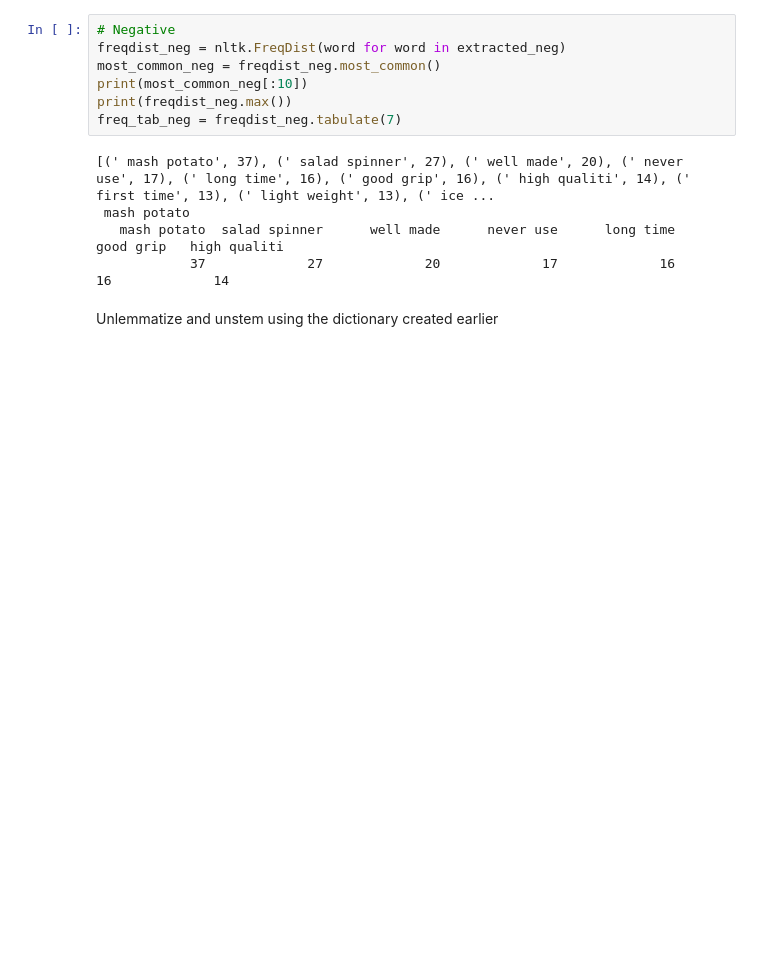
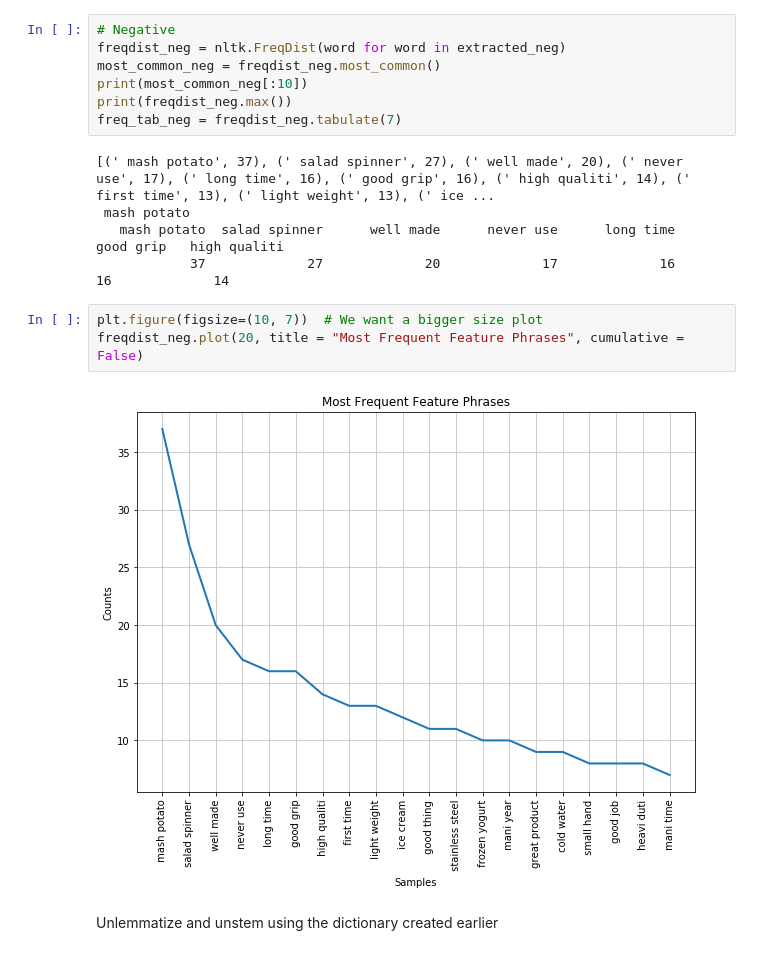
Before and after one commit to UCB-MIDS/InsightsFromReviews, a Jupyter notebook: features/features-withPolarity.ipynb, the cells around one changed output. Drawn from its saved outputs; the diff is of its cells as text; blank space fills up the shorter version.

Commit message:
Graph for neg polarity features

```diff
--- a/features/features-withPolarity.ipynb
+++ b/features/features-withPolarity.ipynb
@@ -616,6 +616,11 @@ freq_tab_neg = freqdist_neg.tabulate(7)
  mash potato
    mash potato  salad spinner      well made      never use      long time      good grip   high qualiti
             37             27             20             17             16             16             14
+# %%
+plt.figure(figsize=(10, 7))  # We want a bigger size plot
+freqdist_neg.plot(20, title = "Most Frequent Feature Phrases", cumulative = False)
+# %% [output]
+[figure, added]
 # %% [markdown]
 Unlemmatize and unstem using the dictionary created earlier
 # %%
```
